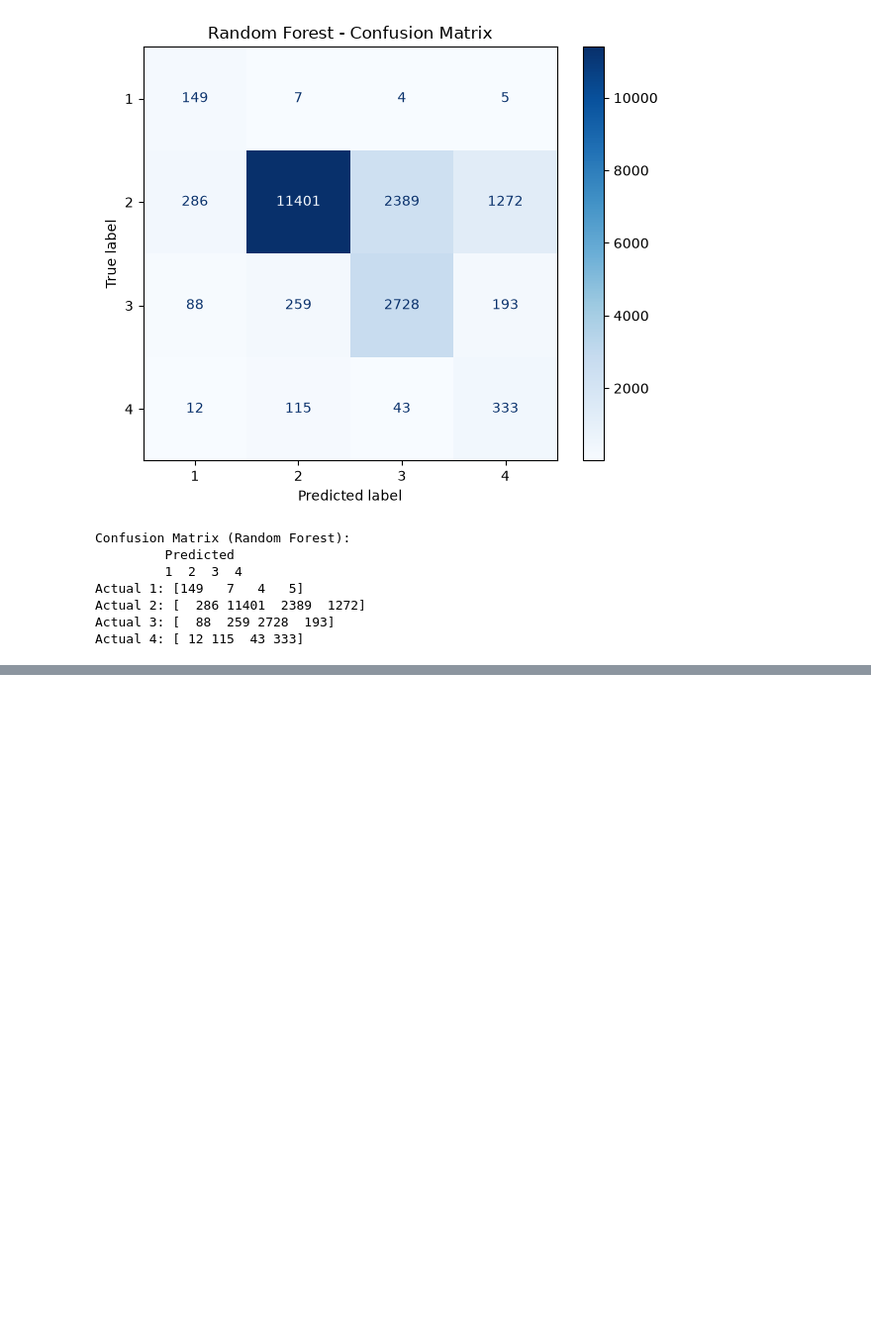
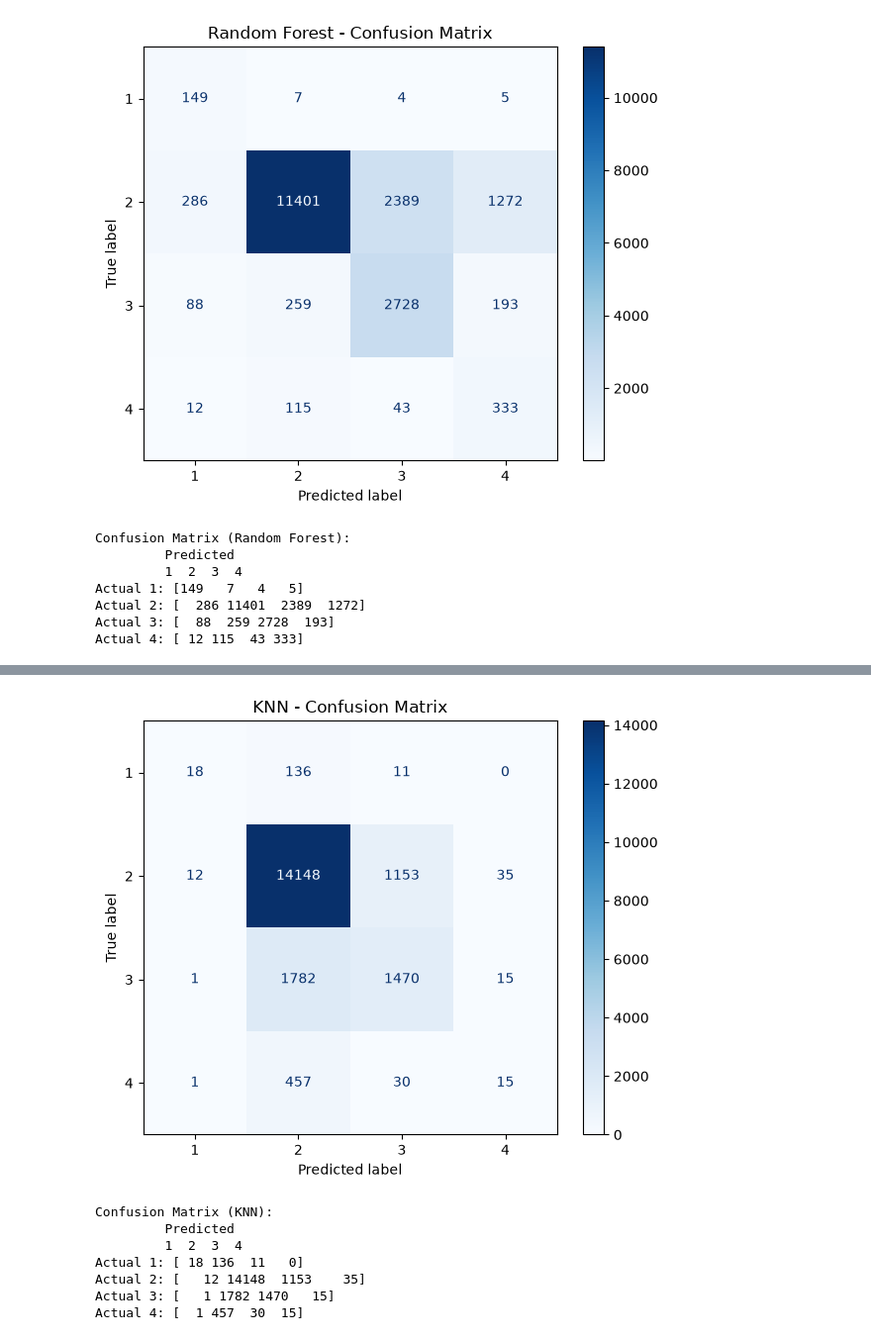
Before and after one commit to HesamMerajifar/Datamining, a Jupyter notebook: Final_Merge.ipynb, the cells around one changed output, grey strips where cells are left out. Shown at 99% size. Drawn from its saved outputs; the diff is of its cells as text; code cells hidden in the pictures; blank space fills up the shorter version.

Commit message:
adding confusion matrix

```diff
--- a/Final_Merge.ipynb
+++ b/Final_Merge.ipynb
@@ -1721,0 +1719,30 @@ print(classification_report(y_test, y_pred_gb))
+# %%
+from sklearn.metrics import confusion_matrix, ConfusionMatrixDisplay
+import matplotlib.pyplot as plt
+import seaborn as sns
+
+
+cm_knn = confusion_matrix(y_test, y_pred_knn)
+
+fig, ax = plt.subplots(figsize=(6, 5))
+
+disp = ConfusionMatrixDisplay(confusion_matrix=cm_knn, display_labels=knn_model.classes_)
+disp.plot(cmap='Blues', values_format='d', ax=ax)
+ax.set_title('KNN - Confusion Matrix')
+plt.tight_layout()
+plt.show()
+
+print("\nConfusion Matrix (KNN):")
+print("         Predicted")
+print("         " + "  ".join([str(c) for c in knn_model.classes_]))
+for i, row in enumerate(cm_knn):
+    print(f"Actual {knn_model.classes_[i]}: {row}")
+# %% [output]
+[figure, added]
+Confusion Matrix (KNN):
+         Predicted
+         1  2  3  4
+Actual 1: [ 18 136  11   0]
+Actual 2: [   12 14148  1153    35]
+Actual 3: [   1 1782 1470   15]
+Actual 4: [  1 457  30  15]
```
Also changed, not shown: parts of 17 cells of this notebook.
